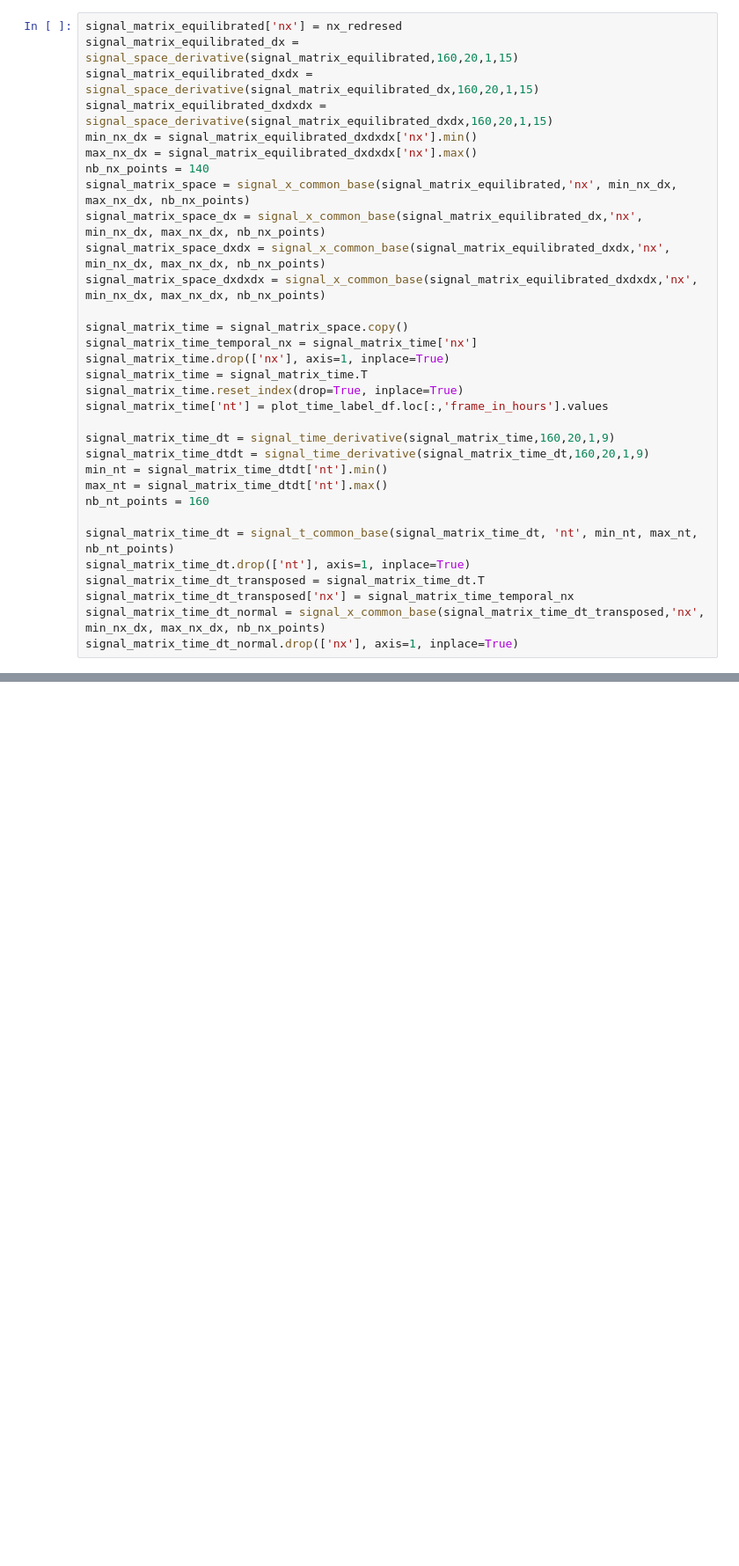
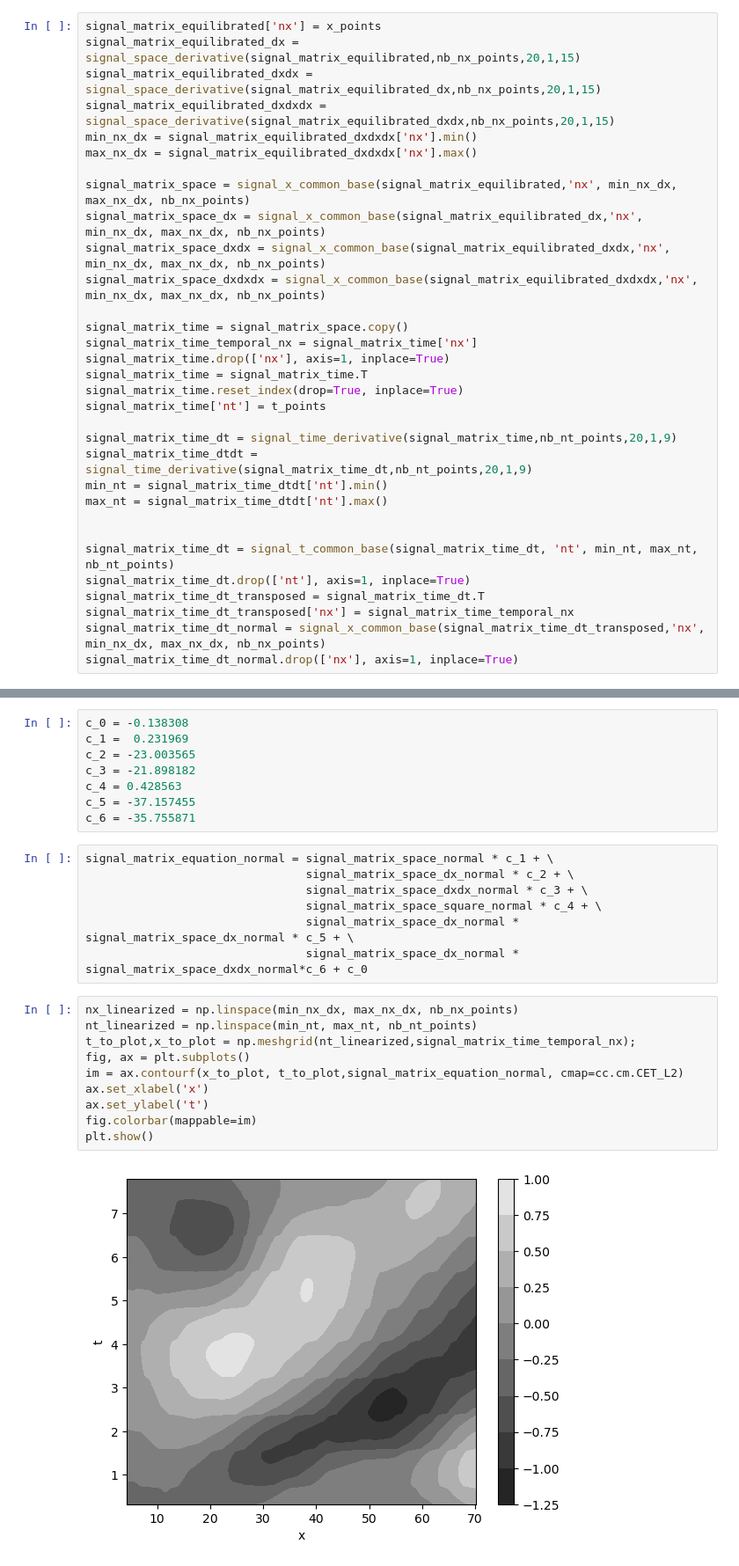
Before and after one commit to Raman-Sheshka/PDE-READ, a Jupyter notebook: reformat_imput_data.ipynb, the cells around one changed output, grey strips where cells are left out. Shown at 88% size. Saved outputs shown, nothing was run; the diff lists cells and outputs as text; blank space fills up the shorter version.

```diff
--- a/reformat_imput_data.ipynb
+++ b/reformat_imput_data.ipynb
@@ -189,11 +276,11 @@ signal_matrix_equilibrated.to_csv(os.path.join(SIGNAL_DIR,'signal_matrix_equilib
 # %%
-signal_matrix_equilibrated['nx'] = nx_redresed
-signal_matrix_equilibrated_dx = signal_space_derivative(signal_matrix_equilibrated,160,20,1,15)
-signal_matrix_equilibrated_dxdx = signal_space_derivative(signal_matrix_equilibrated_dx,160,20,1,15)
-signal_matrix_equilibrated_dxdxdx = signal_space_derivative(signal_matrix_equilibrated_dxdx,160,20,1,15)
+signal_matrix_equilibrated['nx'] = x_points
+signal_matrix_equilibrated_dx = signal_space_derivative(signal_matrix_equilibrated,nb_nx_points,20,1,15)
+signal_matrix_equilibrated_dxdx = signal_space_derivative(signal_matrix_equilibrated_dx,nb_nx_points,20,1,15)
+signal_matrix_equilibrated_dxdxdx = signal_space_derivative(signal_matrix_equilibrated_dxdx,nb_nx_points,20,1,15)
 min_nx_dx = signal_matrix_equilibrated_dxdxdx['nx'].min()
 max_nx_dx = signal_matrix_equilibrated_dxdxdx['nx'].max()
-nb_nx_points = 140
+
 signal_matrix_space = signal_x_common_base(signal_matrix_equilibrated,'nx', min_nx_dx, max_nx_dx, nb_nx_points)
 signal_matrix_space_dx = signal_x_common_base(signal_matrix_equilibrated_dx,'nx', min_nx_dx, max_nx_dx, nb_nx_points)
 signal_matrix_space_dxdx = signal_x_common_base(signal_matrix_equilibrated_dxdx,'nx', min_nx_dx, max_nx_dx, nb_nx_points)
@@ -204,13 +291,13 @@ signal_matrix_time_temporal_nx = signal_matrix_time['nx']
 signal_matrix_time.drop(['nx'], axis=1, inplace=True)
 signal_matrix_time = signal_matrix_time.T
 signal_matrix_time.reset_index(drop=True, inplace=True)
-signal_matrix_time['nt'] = plot_time_label_df.loc[:,'frame_in_hours'].values
+signal_matrix_time['nt'] = t_points
 
-signal_matrix_time_dt = signal_time_derivative(signal_matrix_time,160,20,1,9)
-signal_matrix_time_dtdt = signal_time_derivative(signal_matrix_time_dt,160,20,1,9)
+signal_matrix_time_dt = signal_time_derivative(signal_matrix_time,nb_nt_points,20,1,9)
+signal_matrix_time_dtdt = signal_time_derivative(signal_matrix_time_dt,nb_nt_points,20,1,9)
 min_nt = signal_matrix_time_dtdt['nt'].min()
 max_nt = signal_matrix_time_dtdt['nt'].max()
-nb_nt_points = 160
+
 
 signal_matrix_time_dt = signal_t_common_base(signal_matrix_time_dt, 'nt', min_nt, max_nt, nb_nt_points)
 signal_matrix_time_dt.drop(['nt'], axis=1, inplace=True)
@@ -304,0 +375,27 @@ plt.show()
+# %%
+c_0 = -0.138308
+c_1 =  0.231969
+c_2 = -23.003565
+c_3 = -21.898182
+c_4 = 0.428563
+c_5 = -37.157455
+c_6 = -35.755871
+# %%
+signal_matrix_equation_normal = signal_matrix_space_normal * c_1 + \
+                                signal_matrix_space_dx_normal * c_2 + \
+                                signal_matrix_space_dxdx_normal * c_3 + \
+                                signal_matrix_space_square_normal * c_4 + \
+                                signal_matrix_space_dx_normal * signal_matrix_space_dx_normal * c_5 + \
+                                signal_matrix_space_dx_normal * signal_matrix_space_dxdx_normal*c_6 + c_0
+# %%
+nx_linearized = np.linspace(min_nx_dx, max_nx_dx, nb_nx_points)
+nt_linearized = np.linspace(min_nt, max_nt, nb_nt_points)
+t_to_plot,x_to_plot = np.meshgrid(nt_linearized,signal_matrix_time_temporal_nx);
+fig, ax = plt.subplots()
+im = ax.contourf(x_to_plot, t_to_plot,signal_matrix_equation_normal, cmap=cc.cm.CET_L2)
+ax.set_xlabel('x')
+ax.set_ylabel('t')
+fig.colorbar(mappable=im)
+plt.show()
+# %% [output]
+[figure, added]
```
Also changed, not shown: parts of 16 cells of this notebook.
